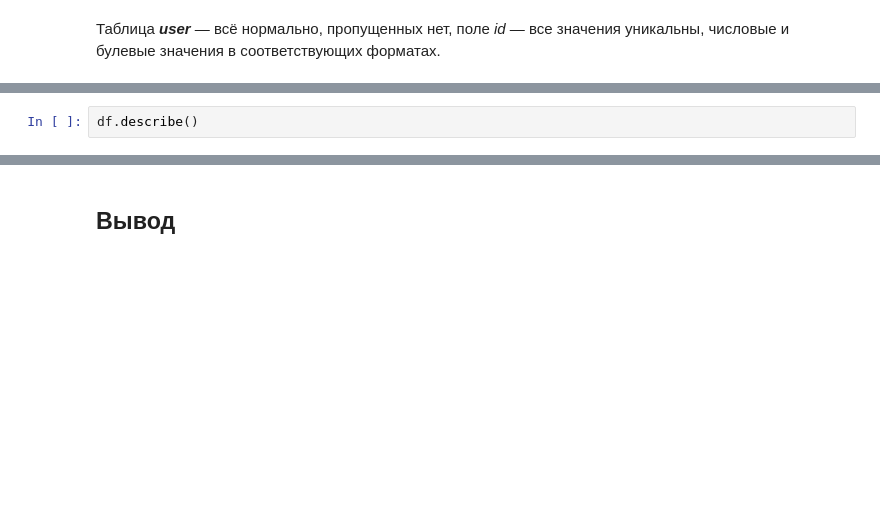
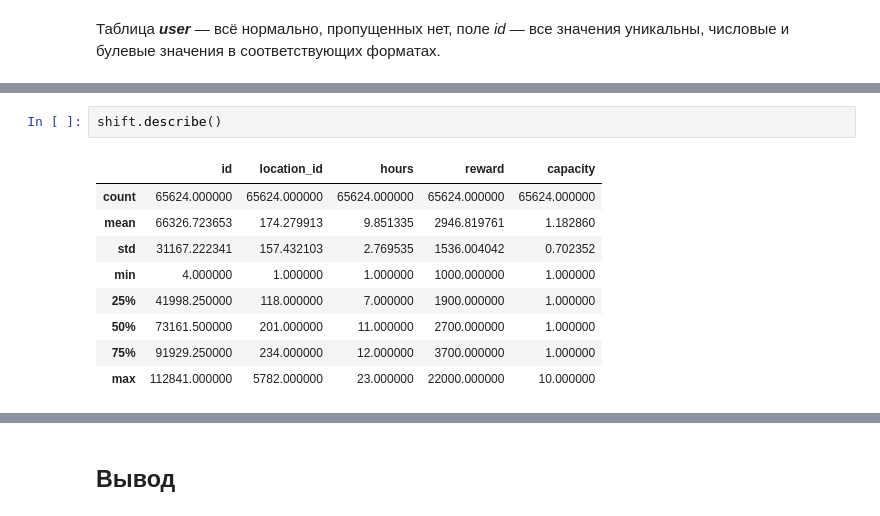
Before and after one commit to iTonyJah/ml-hackathon, a Jupyter notebook: notebooks/eda/01_eda_baseline_anton.ipynb, the cells around one changed output, grey strips where cells are left out. Saved outputs shown, nothing was run; the diff lists cells and outputs as text; blank space fills up the shorter version.

```diff
--- a/notebooks/eda/01_eda_baseline_anton.ipynb
+++ b/notebooks/eda/01_eda_baseline_anton.ipynb
@@ -68,2 +151,12 @@ print(summary)
 # %%
-df.describe()
+shift.describe()
+# %% [output]
+|  | id | location_id | hours | reward | capacity |
+| count | 65624.000000 | 65624.000000 | 65624.000000 | 65624.000000 | 65624.000000 |
+| mean | 66326.723653 | 174.279913 | 9.851335 | 2946.819761 | 1.182860 |
+| std | 31167.222341 | 157.432103 | 2.769535 | 1536.004042 | 0.702352 |
+| min | 4.000000 | 1.000000 | 1.000000 | 1000.000000 | 1.000000 |
+| 25% | 41998.250000 | 118.000000 | 7.000000 | 1900.000000 | 1.000000 |
+| 50% | 73161.500000 | 201.000000 | 11.000000 | 2700.000000 | 1.000000 |
+| 75% | 91929.250000 | 234.000000 | 12.000000 | 3700.000000 | 1.000000 |
+| max | 112841.000000 | 5782.000000 | 23.000000 | 22000.000000 | 10.000000 |
```
Also changed, not shown: parts of 16 cells of this notebook.
